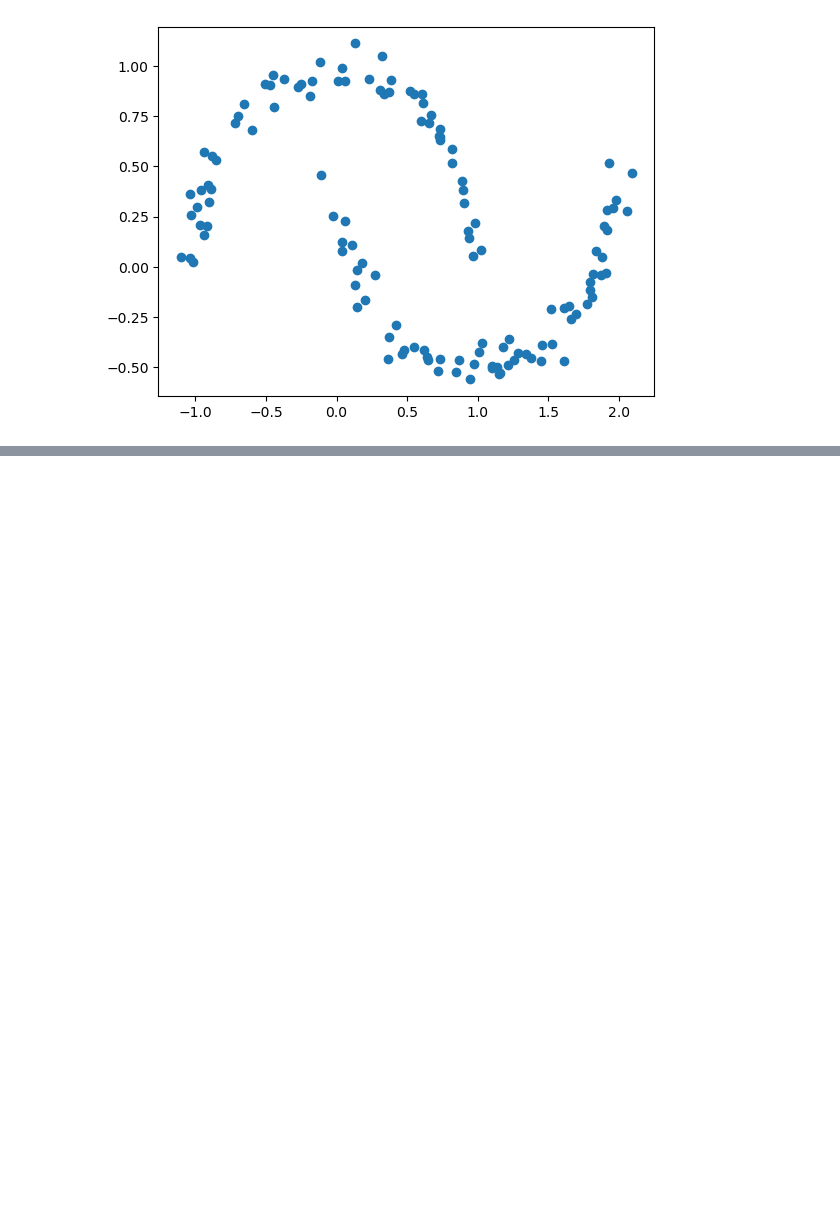
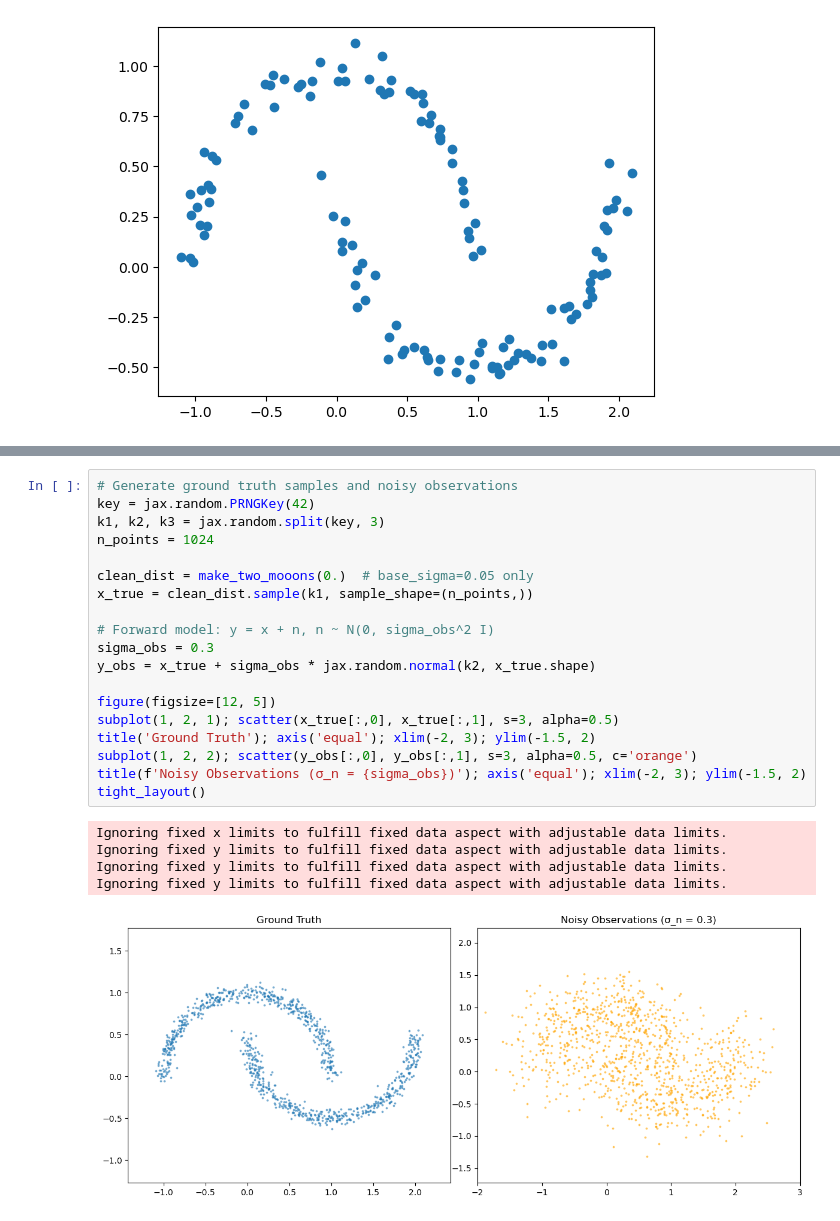
Before and after one commit to SammyS15/PhD_Project, a Jupyter notebook: notebooks/TwoMoons.ipynb, the cells around one changed output, grey strips where cells are left out. Drawn from its saved outputs; the diff is of its cells as text; blank space fills up the shorter version.

```diff
--- a/notebooks/TwoMoons.ipynb
+++ b/notebooks/TwoMoons.ipynb
@@ -136,0 +153,25 @@ scatter(samples[-1,:,0], samples[-1,:,1])
+# %%
+# Generate ground truth samples and noisy observations
+key = jax.random.PRNGKey(42)
+k1, k2, k3 = jax.random.split(key, 3)
+n_points = 1024
+
+clean_dist = make_two_mooons(0.)  # base_sigma=0.05 only
+x_true = clean_dist.sample(k1, sample_shape=(n_points,))
+
+# Forward model: y = x + n, n ~ N(0, sigma_obs^2 I)
+sigma_obs = 0.3
+y_obs = x_true + sigma_obs * jax.random.normal(k2, x_true.shape)
+
+figure(figsize=[12, 5])
+subplot(1, 2, 1); scatter(x_true[:,0], x_true[:,1], s=3, alpha=0.5)
+title('Ground Truth'); axis('equal'); xlim(-2, 3); ylim(-1.5, 2)
+subplot(1, 2, 2); scatter(y_obs[:,0], y_obs[:,1], s=3, alpha=0.5, c='orange')
+title(f'Noisy Observations (σ_n = {sigma_obs})'); axis('equal'); xlim(-2, 3); ylim(-1.5, 2)
+tight_layout()
+# %% [output]
+Ignoring fixed x limits to fulfill fixed data aspect with adjustable data limits.
+Ignoring fixed y limits to fulfill fixed data aspect with adjustable data limits.
+Ignoring fixed y limits to fulfill fixed data aspect with adjustable data limits.
+Ignoring fixed y limits to fulfill fixed data aspect with adjustable data limits.
+[figure, added]
```
Also changed, not shown: parts of 7 cells of this notebook.
